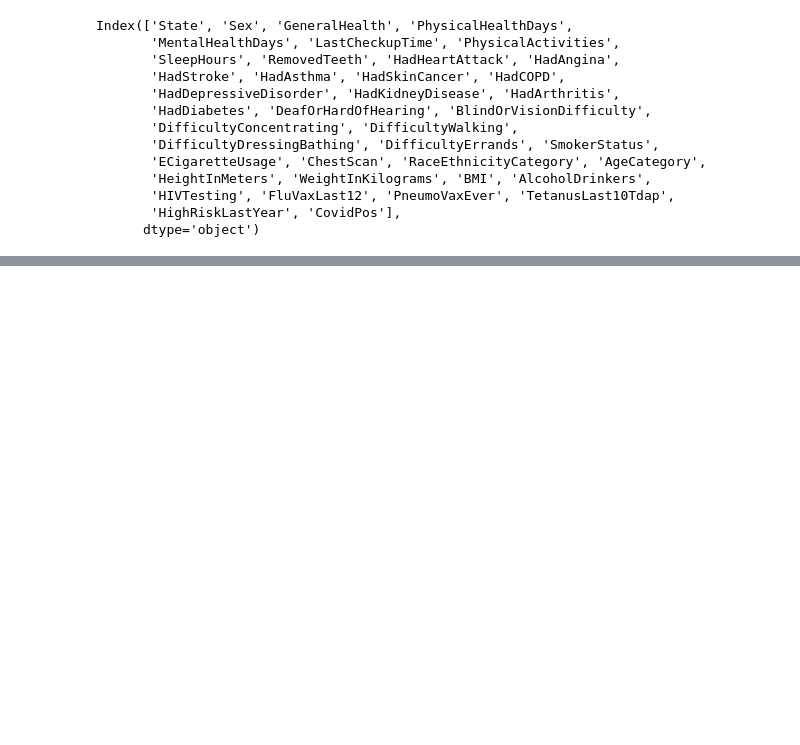
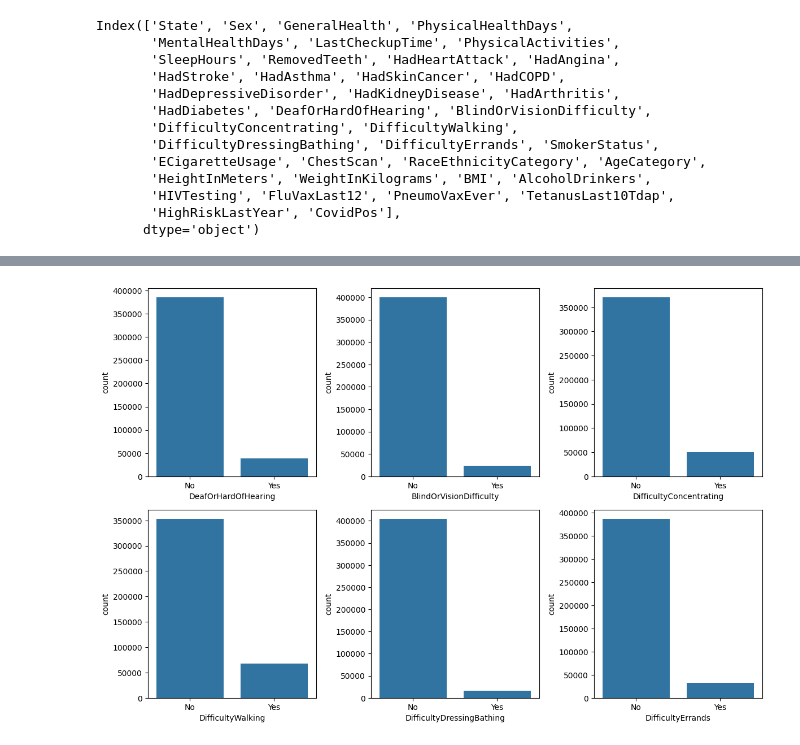
Before and after one commit to JaydenCJH/project_HD, a Jupyter notebook: data_check.ipynb, the cells around one changed output, grey strips where cells are left out. Cells and saved outputs as stored; diff of their text form; code cells hidden in the pictures; blank space fills up the shorter version.

```diff
--- a/data_check.ipynb
+++ b/data_check.ipynb
@@ -38,0 +92,25 @@ sns.countplot(x = 'HadHeartAttack', data = data)
+# %%
+plt.figure(figsize = (12, 8))
+
+plt.subplot(231)
+sns.countplot(data = data, x = 'DeafOrHardOfHearing')
+
+plt.subplot(232)
+sns.countplot(data = data, x = 'BlindOrVisionDifficulty')
+
+plt.subplot(233)
+sns.countplot(data = data, x = 'DifficultyConcentrating')
+
+plt.subplot(234)
+sns.countplot(data = data, x = 'DifficultyWalking')
+
+plt.subplot(235)
+sns.countplot(data = data, x = 'DifficultyDressingBathing')
+
+plt.subplot(236)
+sns.countplot(data = data, x = 'DifficultyErrands')
+
+plt.tight_layout()
+plt.show()
+# %% [output]
+[figure, added]
```
Also changed, not shown: parts of 4 cells of this notebook.
